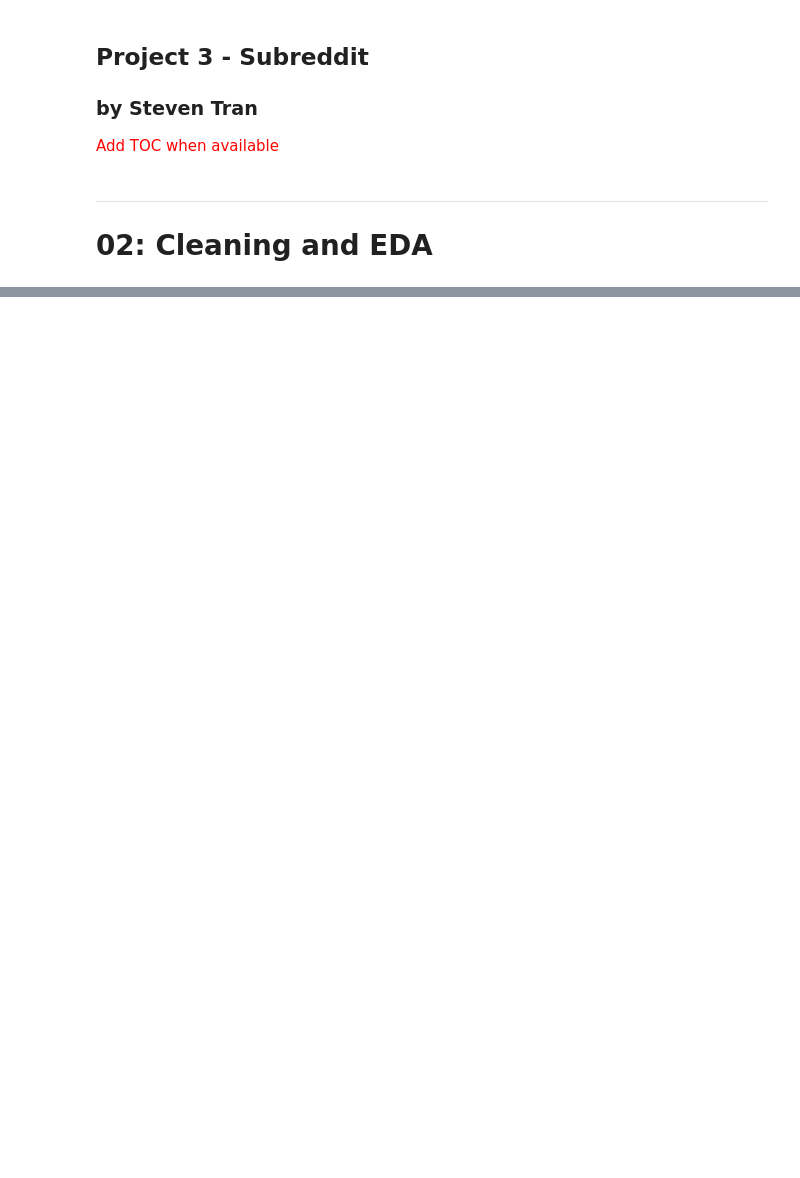
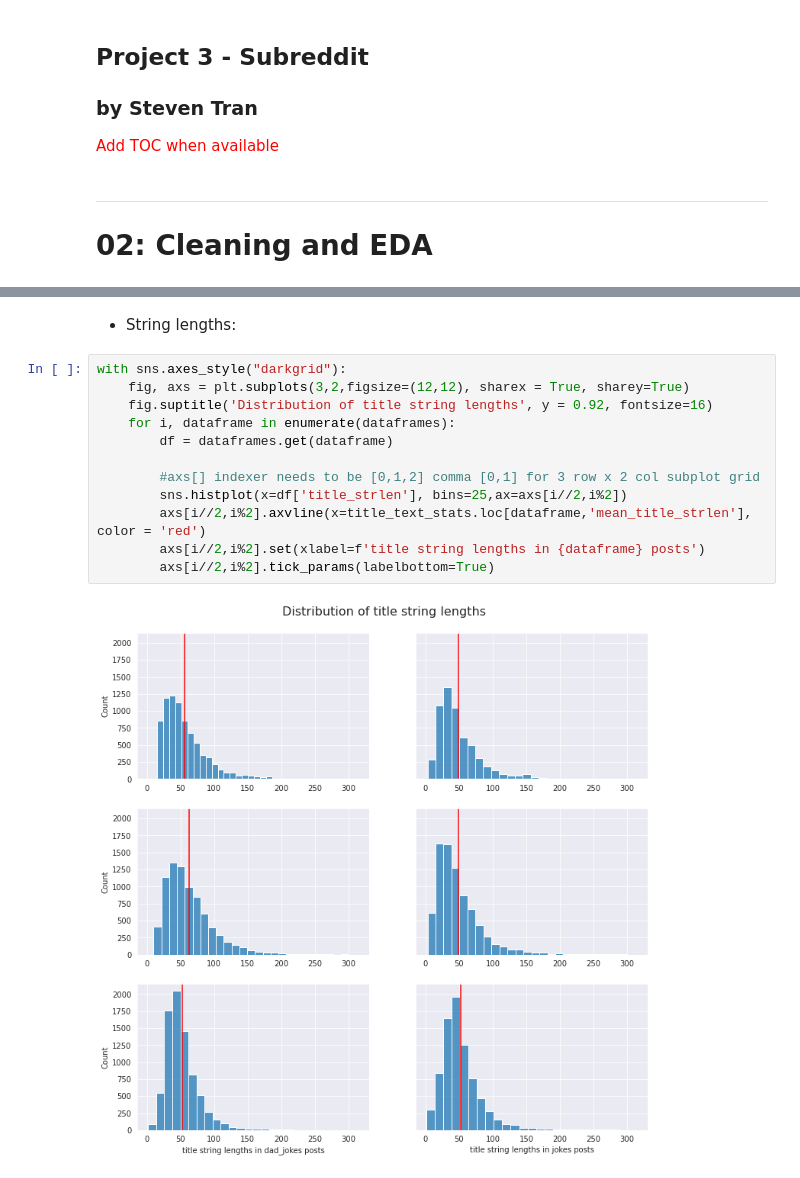
Before and after one commit to mr-steven-tran/subreddit_classification, a Jupyter notebook: code/02_Cleaning_and_EDA.ipynb, the cells around one changed output, grey strips where cells are left out. Saved outputs shown, nothing was run; the diff lists cells and outputs as text; blank space fills up the shorter version.

```diff
--- a/code/02_Cleaning_and_EDA.ipynb
+++ b/code/02_Cleaning_and_EDA.ipynb
@@ -36,0 +156,16 @@ pf.head(3)
+# %% [markdown]
+* String lengths:
+# %%
+with sns.axes_style("darkgrid"):
+    fig, axs = plt.subplots(3,2,figsize=(12,12), sharex = True, sharey=True)
+    fig.suptitle('Distribution of title string lengths', y = 0.92, fontsize=16)
+    for i, dataframe in enumerate(dataframes):
+        df = dataframes.get(dataframe)
+
+        #axs[] indexer needs to be [0,1,2] comma [0,1] for 3 row x 2 col subplot grid
+        sns.histplot(x=df['title_strlen'], bins=25,ax=axs[i//2,i%2])
+        axs[i//2,i%2].axvline(x=title_text_stats.loc[dataframe,'mean_title_strlen'], color = 'red')
+        axs[i//2,i%2].set(xlabel=f'title string lengths in {dataframe} posts')
+        axs[i//2,i%2].tick_params(labelbottom=True)
+# %% [output]
+[figure, added]
```
Also changed, not shown: parts of 31 cells of this notebook, 3 other files.
